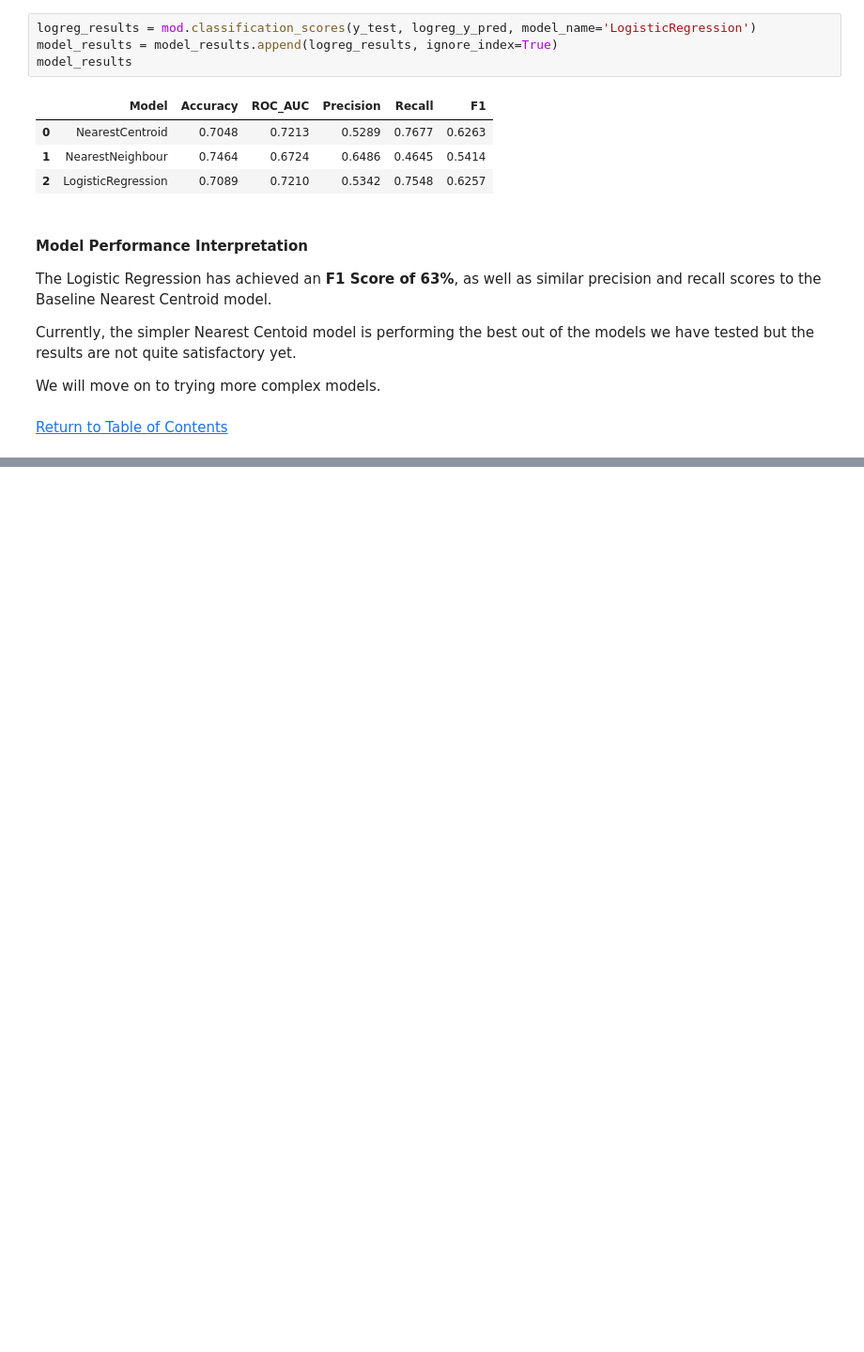
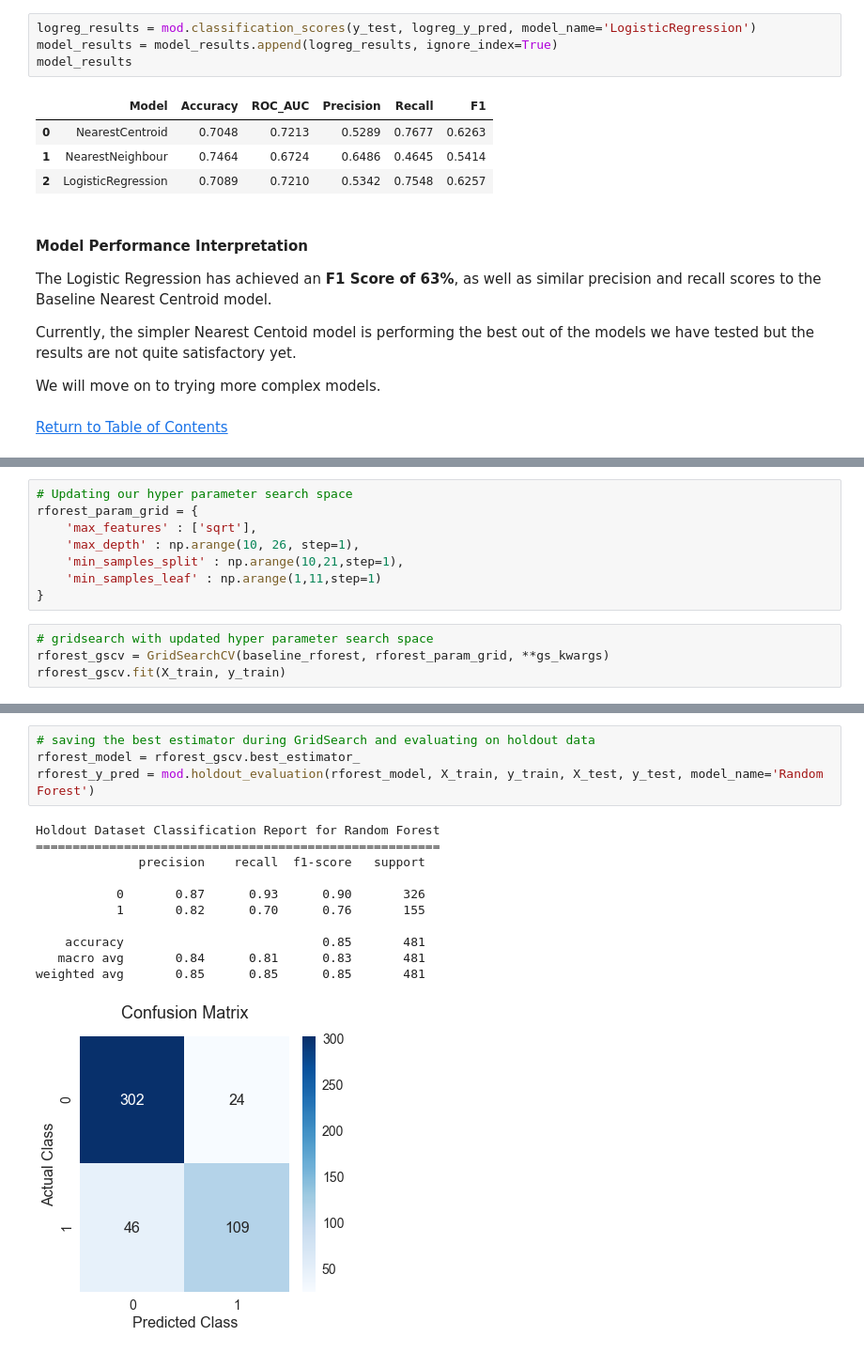
Before and after one commit to Joshuayeo95/Loan-Defaults, a Jupyter notebook: ml_models.ipynb, the cells around one changed output, grey strips where cells are left out. Shown at 94% size. Saved outputs shown, nothing was run; the diff lists cells and outputs as text; blank space fills up the shorter version.

```diff
--- a/ml_models.ipynb
+++ b/ml_models.ipynb
@@ -376,0 +469,12 @@ We will move on to trying more complex models.
+# %%
+# Updating our hyper parameter search space
+rforest_param_grid = {
+    'max_features' : ['sqrt'],
+    'max_depth' : np.arange(10, 26, step=1),
+    'min_samples_split' : np.arange(10,21,step=1),
+    'min_samples_leaf' : np.arange(1,11,step=1)
+}
+# %%
+# gridsearch with updated hyper parameter search space
+rforest_gscv = GridSearchCV(baseline_rforest, rforest_param_grid, **gs_kwargs)
+rforest_gscv.fit(X_train, y_train)
@@ -376,0 +513,16 @@ We will move on to trying more complex models.
+# %%
+# saving the best estimator during GridSearch and evaluating on holdout data
+rforest_model = rforest_gscv.best_estimator_
+rforest_y_pred = mod.holdout_evaluation(rforest_model, X_train, y_train, X_test, y_test, model_name='Random Forest')
+# %% [output]
+Holdout Dataset Classification Report for Random Forest
+=======================================================
+              precision    recall  f1-score   support
+
+           0       0.87      0.93      0.90       326
+           1       0.82      0.70      0.76       155
+
+    accuracy                           0.85       481
+   macro avg       0.84      0.81      0.83       481
+weighted avg       0.85      0.85      0.85       481
+[figure, added]
```
Also changed, not shown: parts of 37 cells of this notebook.
